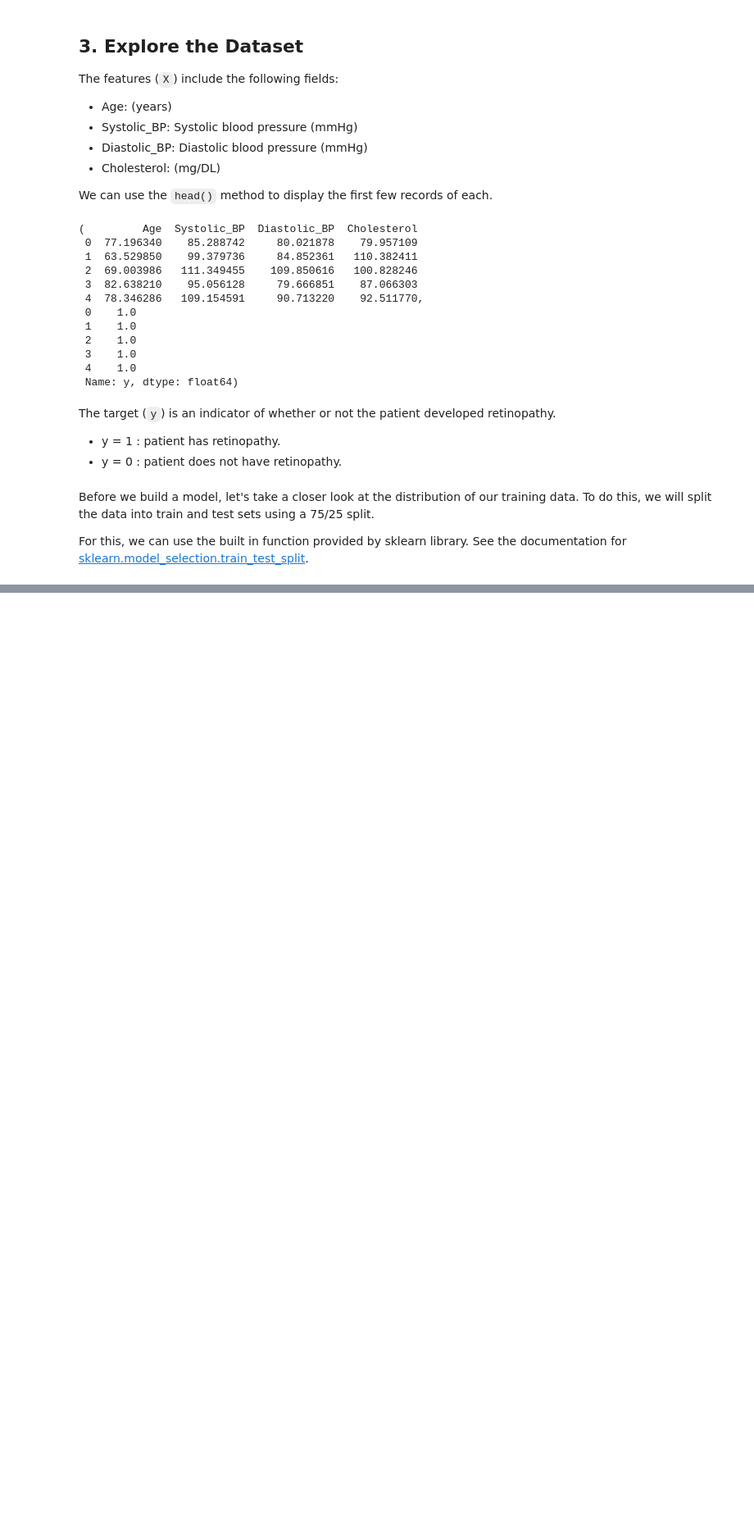
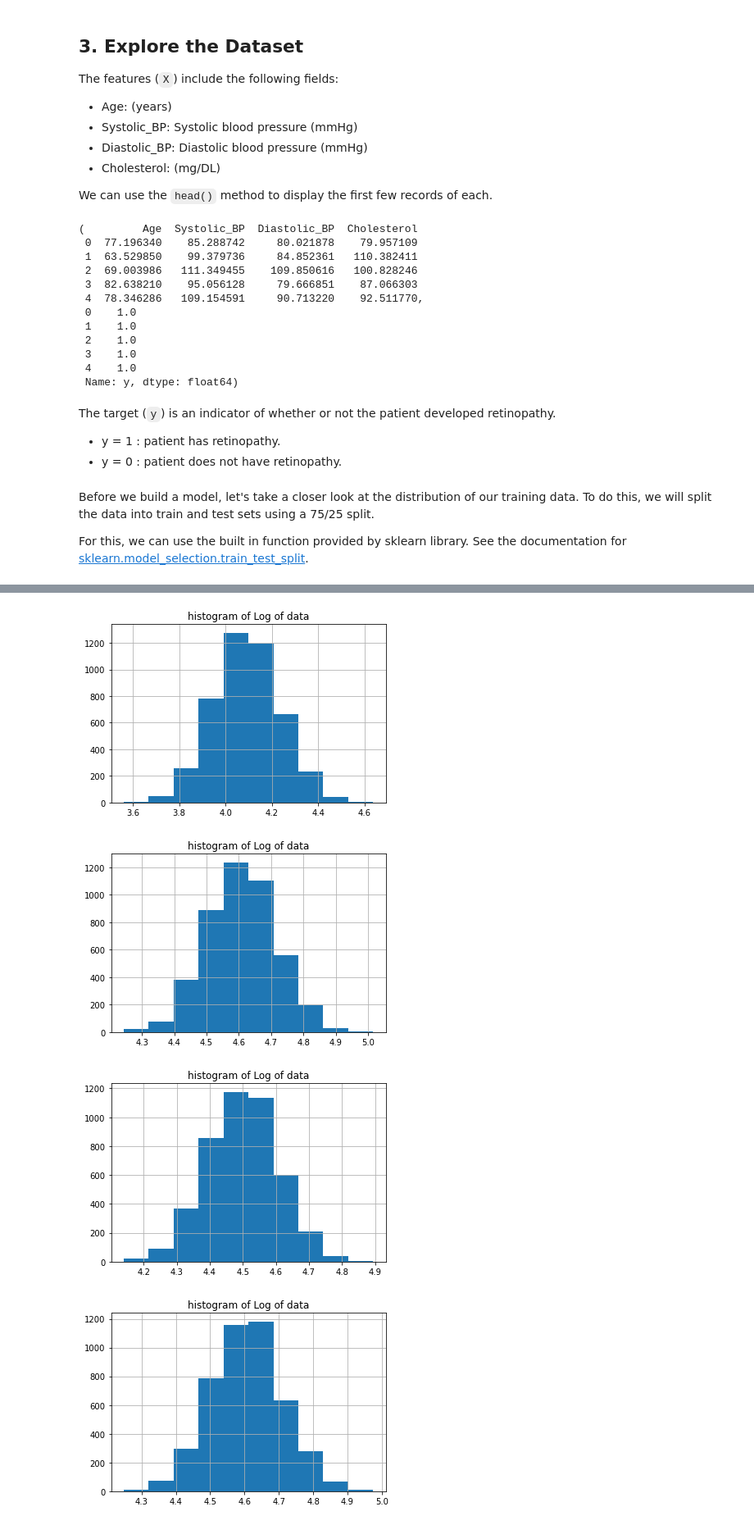
Before and after one commit to siripragadashashank/AI_Medicine_Specialization, a Jupyter notebook: AI_For_Medical_Prognosis/Week1/Linear Risk Model.ipynb, the cells around one changed output, grey strips where cells are left out. Shown at 82% size. Drawn from its saved outputs; the diff is of its cells as text; code cells hidden in the pictures; blank space fills up the shorter version.

```diff
--- a/AI_For_Medical_Prognosis/Week1/Linear Risk Model.ipynb
+++ b/AI_For_Medical_Prognosis/Week1/Linear Risk Model.ipynb
@@ -112,0 +158,10 @@ For this, we can use the built in function provided by sklearn library.  See the
+# %%
+for col in X_train_raw:
+    np.log(X_train_raw['{}'.format(col)]).hist()
+    plt.title('histogram of Log of data')
+    plt.show()
+# %% [output]
+[figure, added]
+[figure, added]
+[figure, added]
+[figure, added]
```
Also changed, not shown: parts of 35 cells of this notebook.
